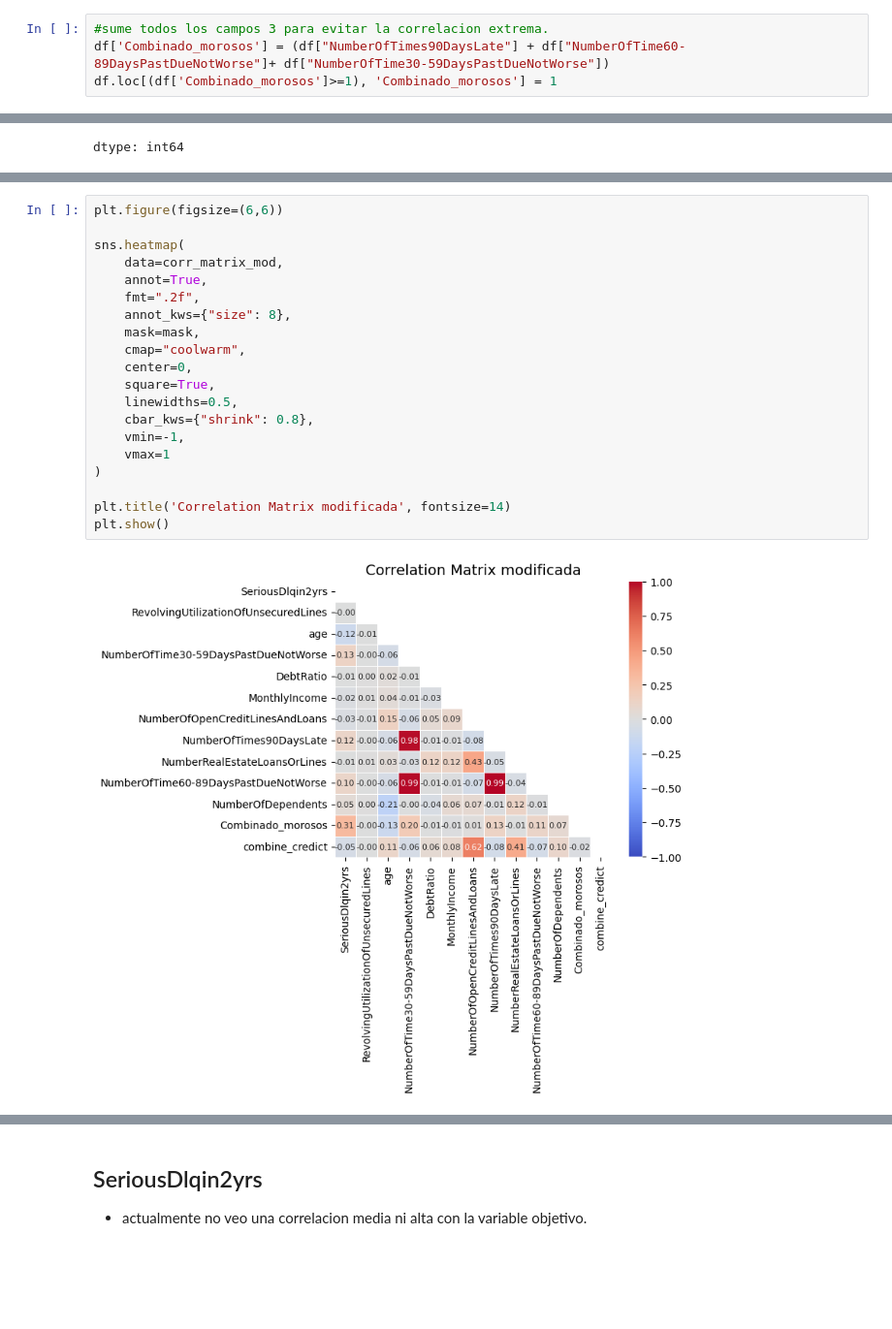
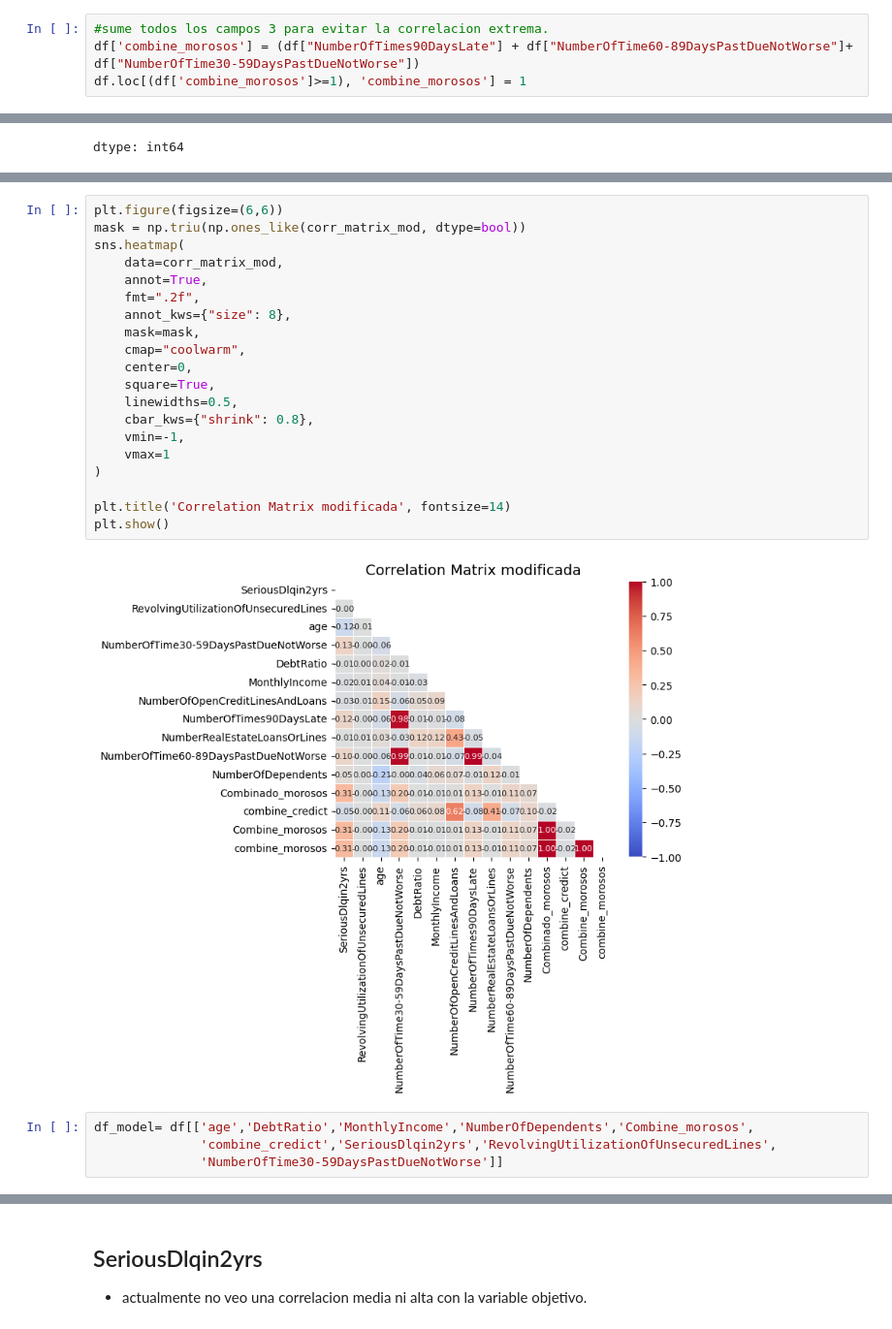
Before and after one commit to THEWACHER1103/analisis_crediticio, a Jupyter notebook: Analisis_crediticio.ipynb, the cells around one changed output, grey strips where cells are left out. Shown at 97% size. Saved outputs shown, nothing was run; the diff lists cells and outputs as text; blank space fills up the shorter version.

```diff
--- a/Analisis_crediticio.ipynb
+++ b/Analisis_crediticio.ipynb
@@ -277,8 +277,8 @@ Esta transformación permitió reducir la dimensionalidad, disminuir el ruido y
 Adicionalmente, se aplicó una transformación similar a las variables NumberOfOpenCreditLinesAndLoans y NumberRealEstateLoansOrLines, combinándolas en una sola característica binaria que representa el nivel de exposición crediticia del ciudadano, utilizando un umbral de 5 créditos como criterio de segmentación.
 # %%
 #sume todos los campos 3 para evitar la correlacion extrema.
-df['Combinado_morosos'] = (df["NumberOfTimes90DaysLate"] + df["NumberOfTime60-89DaysPastDueNotWorse"]+ df["NumberOfTime30-59DaysPastDueNotWorse"])
-df.loc[(df['Combinado_morosos']>=1), 'Combinado_morosos'] = 1
+df['combine_morosos'] = (df["NumberOfTimes90DaysLate"] + df["NumberOfTime60-89DaysPastDueNotWorse"]+ df["NumberOfTime30-59DaysPastDueNotWorse"])
+df.loc[(df['combine_morosos']>=1), 'combine_morosos'] = 1
 # %%
 df['Combinado_morosos'].value_counts()
 # %% [output]
@@ -322,22 +335,26 @@ corr_matrix_mod.round(3)
 # %%
 plt.figure(figsize=(6,6))
-
+mask = np.triu(np.ones_like(corr_matrix_mod, dtype=bool))
 sns.heatmap(
     data=corr_matrix_mod,
     annot=True,
     fmt=".2f",
     annot_kws={"size": 8},
     mask=mask,
     cmap="coolwarm",
     center=0,
     square=True,
     linewidths=0.5,
     cbar_kws={"shrink": 0.8},
     vmin=-1,
     vmax=1
 )
 
 plt.title('Correlation Matrix modificada', fontsize=14)
 plt.show()
 # %% [output]
-[figure, old version]
+[figure, new version]
+# %%
+df_model= df[['age','DebtRatio','MonthlyIncome','NumberOfDependents','Combine_morosos',
+              'combine_credict','SeriousDlqin2yrs','RevolvingUtilizationOfUnsecuredLines',
+              'NumberOfTime30-59DaysPastDueNotWorse']]
```
Also changed, not shown: parts of 10 cells of this notebook.
